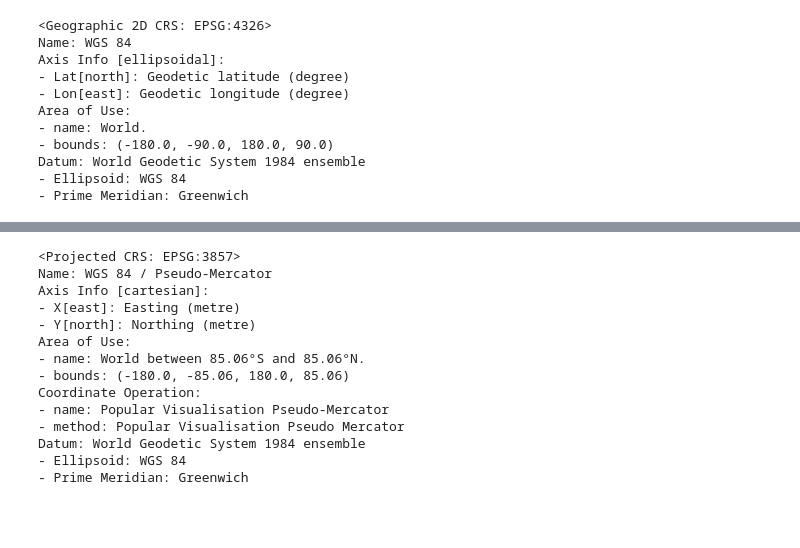
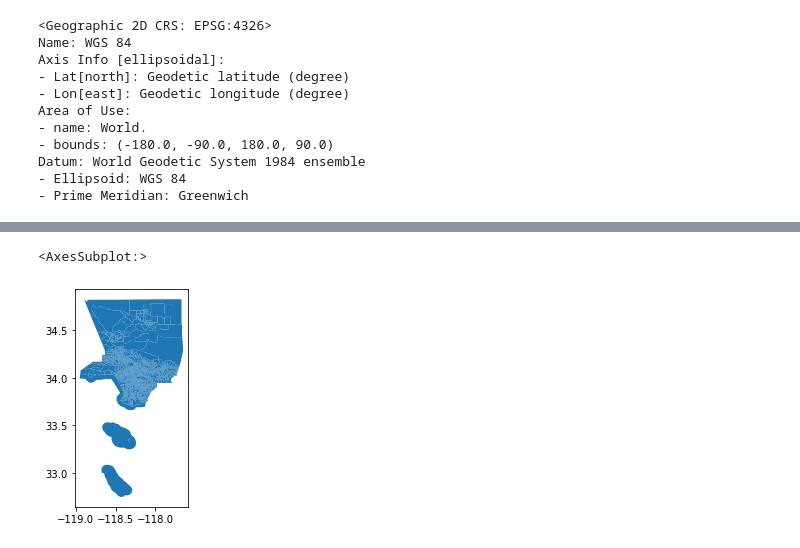
Before and after one commit to lillianmliang/pipelines, a Jupyter notebook: final/wells and race/idle wells and race.ipynb, the cells around one changed output, grey strips where cells are left out. Cells and saved outputs as stored; diff of their text form; code cells hidden in the pictures; blank space fills up the shorter version.

```diff
--- a/final/wells and race/idle wells and race.ipynb
+++ b/final/wells and race/idle wells and race.ipynb
@@ -242,5 +261,3 @@ Area of Use:
 Datum: World Geodetic System 1984 ensemble
 - Ellipsoid: WGS 84
 - Prime Meridian: Greenwich
-# %%
-merged.set_crs('EPSG:3857', allow_override=True, inplace=True)
@@ -261,17 +264,5 @@ merged.set_crs('EPSG:3857', allow_override=True, inplace=True)
-# %%
-merged.crs
-# %% [output]
-<Projected CRS: EPSG:3857>
-Name: WGS 84 / Pseudo-Mercator
-Axis Info [cartesian]:
-- X[east]: Easting (metre)
-- Y[north]: Northing (metre)
-Area of Use:
-- name: World between 85.06°S and 85.06°N.
-- bounds: (-180.0, -85.06, 180.0, 85.06)
-Coordinate Operation:
-- name: Popular Visualisation Pseudo-Mercator
-- method: Popular Visualisation Pseudo Mercator
-Datum: World Geodetic System 1984 ensemble
-- Ellipsoid: WGS 84
-- Prime Meridian: Greenwich
+# %%
+merged.plot()
+# %% [output]
+<AxesSubplot:>
+[figure, added]
```
Also changed, not shown: parts of 30 cells of this notebook.
